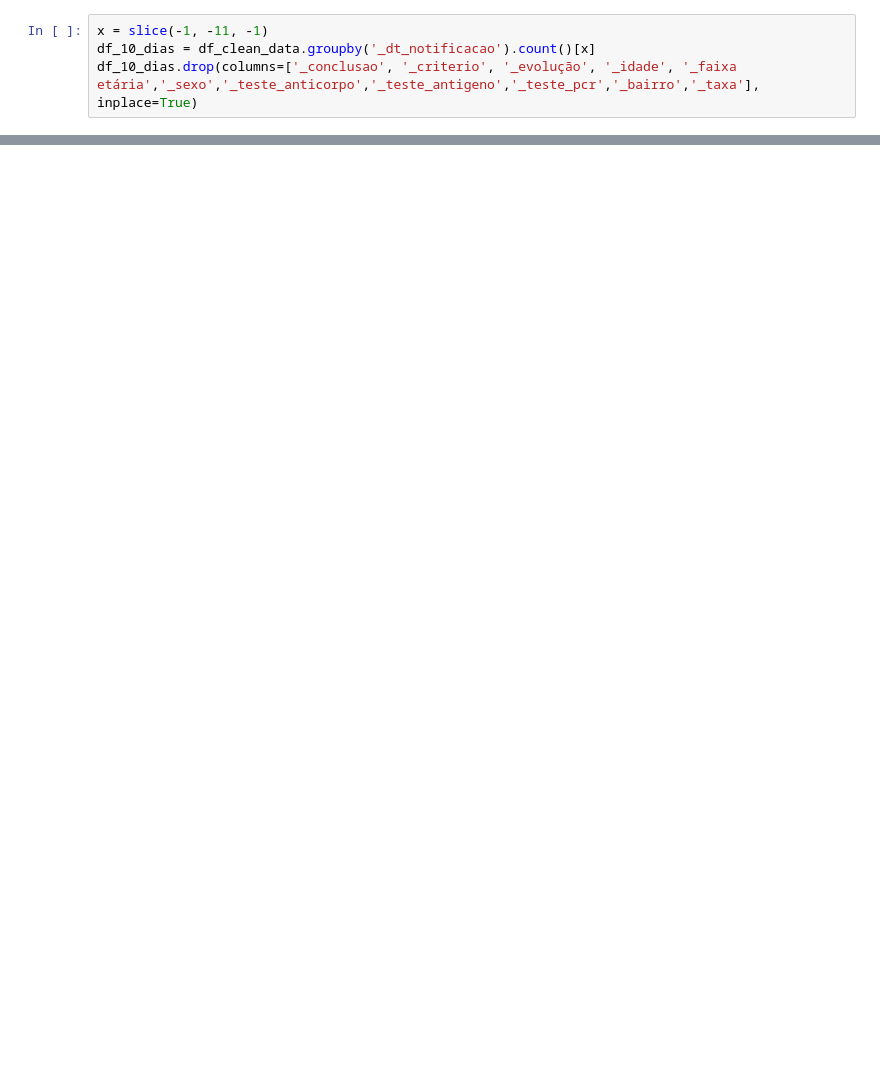
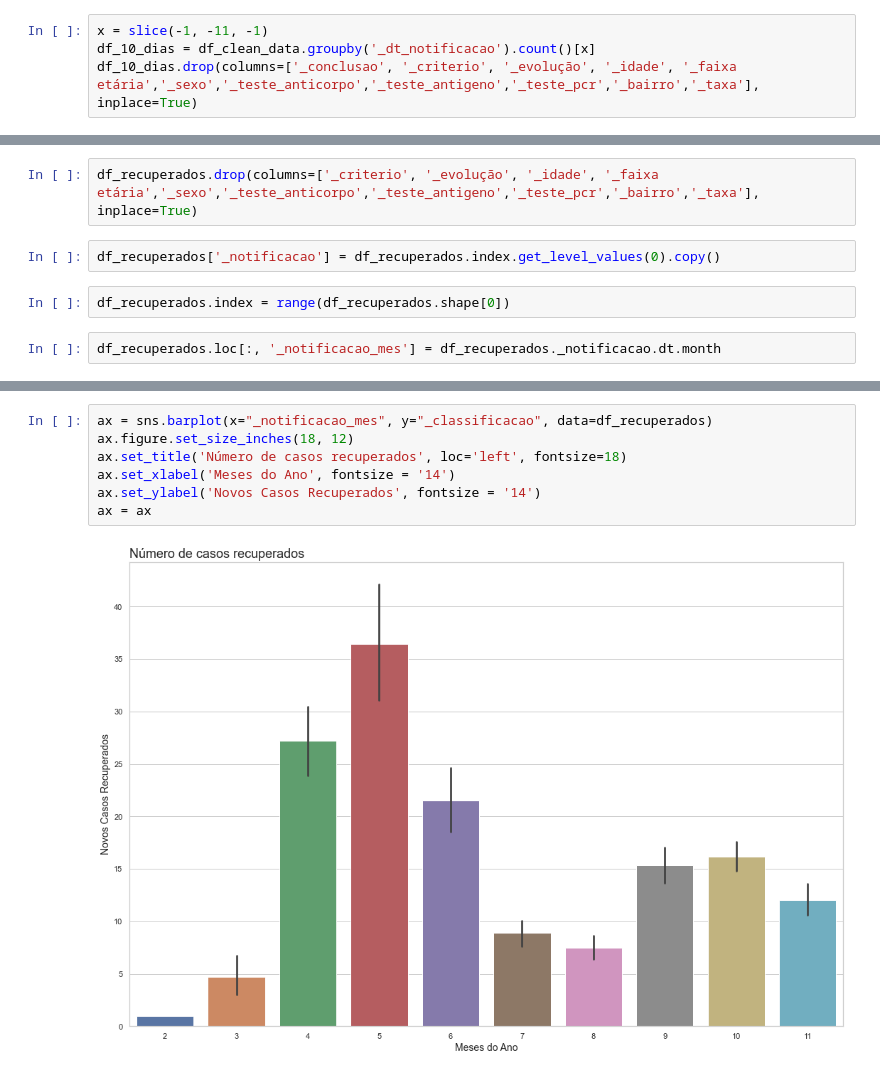
Before and after one commit to thiagos98/data-analysis-manaus, a Jupyter notebook: main.ipynb, the cells around one changed output, grey strips where cells are left out. Cells and saved outputs as stored; diff of their text form; blank space fills up the shorter version.

```diff
--- a/main.ipynb
+++ b/main.ipynb
@@ -429,0 +435,8 @@ ax = ax
+# %%
+df_recuperados.drop(columns=['_criterio', '_evolução', '_idade', '_faixa etária','_sexo','_teste_anticorpo','_teste_antigeno','_teste_pcr','_bairro','_taxa'], inplace=True)
+# %%
+df_recuperados['_notificacao'] = df_recuperados.index.get_level_values(0).copy()
+# %%
+df_recuperados.index = range(df_recuperados.shape[0])
+# %%
+df_recuperados.loc[:, '_notificacao_mes'] = df_recuperados._notificacao.dt.month
@@ -429,0 +459,9 @@ ax = ax
+# %%
+ax = sns.barplot(x="_notificacao_mes", y="_classificacao", data=df_recuperados)
+ax.figure.set_size_inches(18, 12)
+ax.set_title('Número de casos recuperados', loc='left', fontsize=18)
+ax.set_xlabel('Meses do Ano', fontsize = '14')
+ax.set_ylabel('Novos Casos Recuperados', fontsize = '14')
+ax = ax
+# %% [output]
+[figure, added]
```
Also changed, not shown: parts of 9 cells of this notebook.
